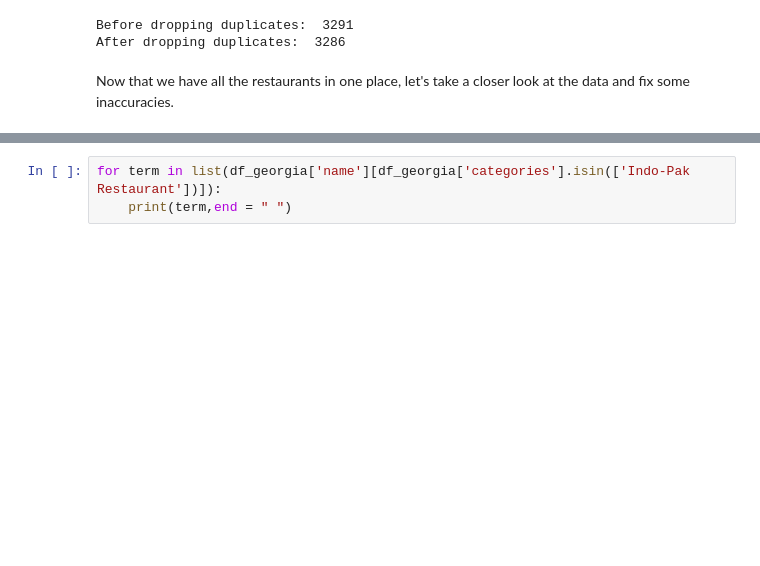
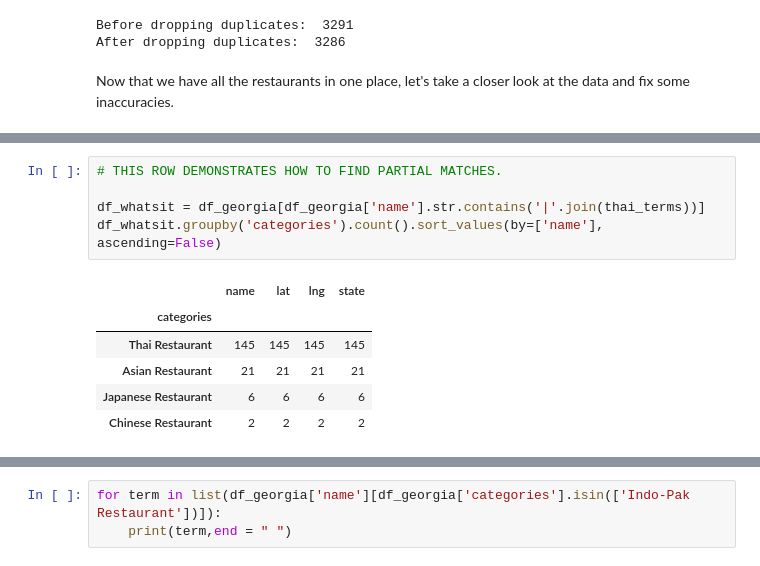
Before and after one commit to JamesDCage/Final-Week-0, a Jupyter notebook: Extracting_Data_from_Foursquare.ipynb, the cells around one changed output, grey strips where cells are left out. Cells and saved outputs as stored; diff of their text form; blank space fills up the shorter version.

```diff
--- a/Extracting_Data_from_Foursquare.ipynb
+++ b/Extracting_Data_from_Foursquare.ipynb
@@ -551,0 +655,12 @@ df_georgia.shape
+# %%
+# THIS ROW DEMONSTRATES HOW TO FIND PARTIAL MATCHES.
+
+df_whatsit = df_georgia[df_georgia['name'].str.contains('|'.join(thai_terms))]
+df_whatsit.groupby('categories').count().sort_values(by=['name'], ascending=False)
+# %% [output]
+|  | name | lat | lng | state |
+| categories |  |  |  |  |
+| Thai Restaurant | 145 | 145 | 145 | 145 |
+| Asian Restaurant | 21 | 21 | 21 | 21 |
+| Japanese Restaurant | 6 | 6 | 6 | 6 |
+| Chinese Restaurant | 2 | 2 | 2 | 2 |
```
Also changed, not shown: parts of 19 cells of this notebook, 1 other file.
